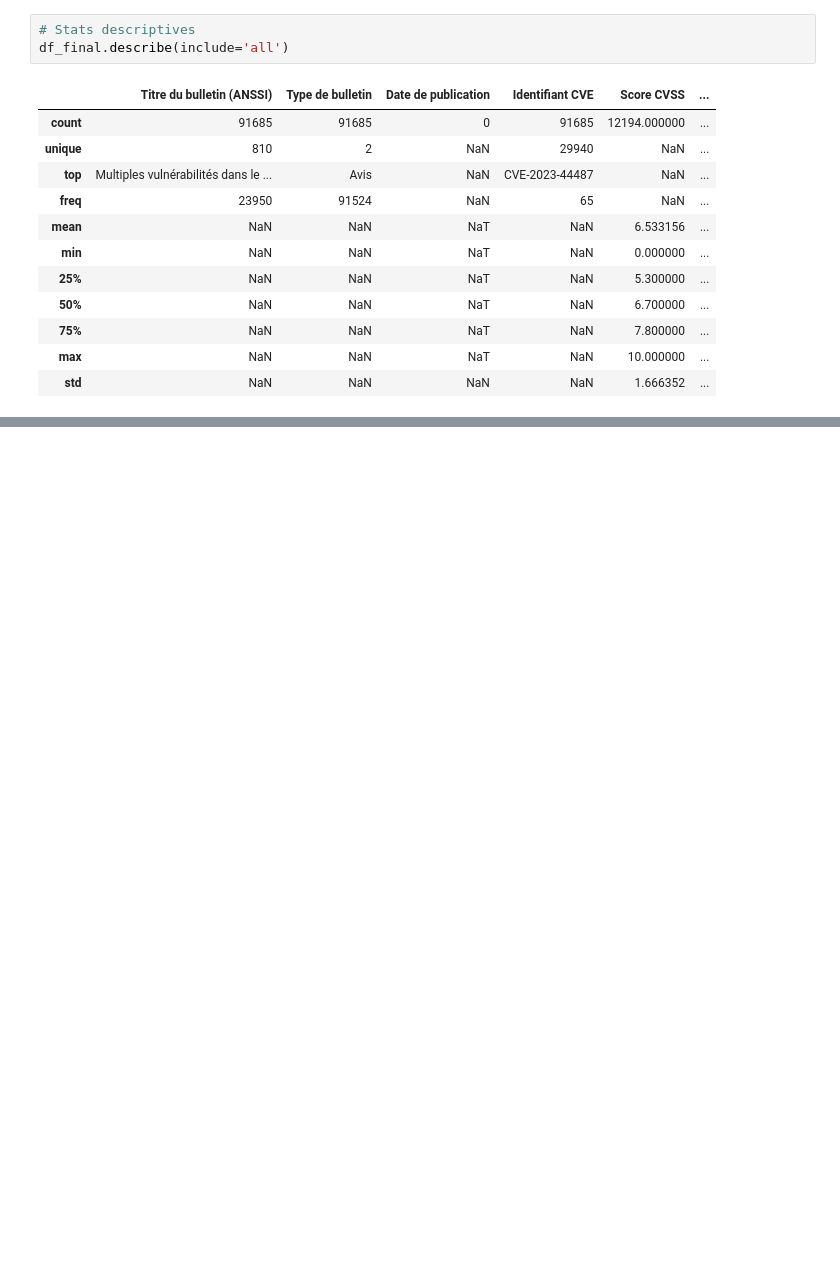
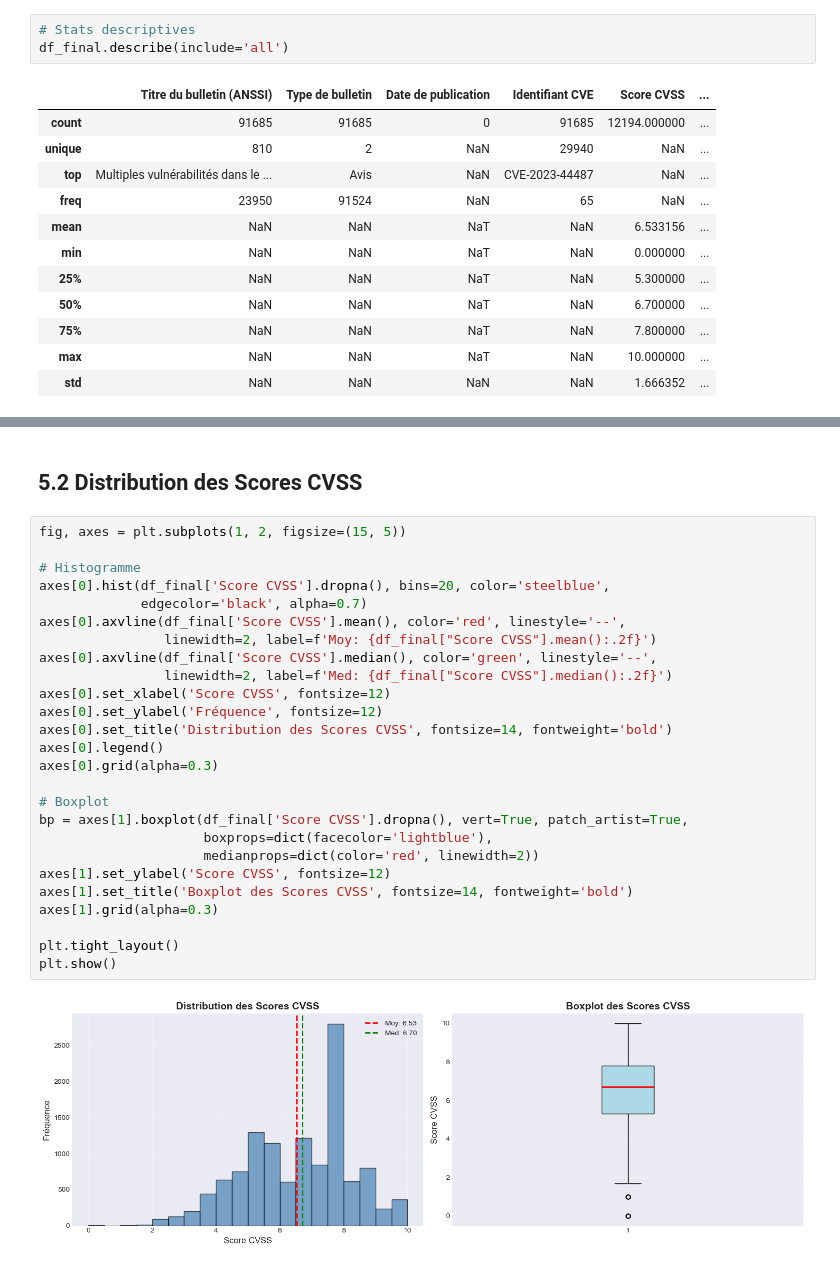
Before and after one commit to JeremieLD/TD7, a Jupyter notebook: Projet_Python.ipynb, the cells around one changed output, grey strips where cells are left out. Saved outputs shown, nothing was run; the diff lists cells and outputs as text; blank space fills up the shorter version.

```diff
--- a/Projet_Python.ipynb
+++ b/Projet_Python.ipynb
@@ -547,0 +610,30 @@ df_final.describe(include='all')
+# %% [markdown]
+## 5.2  Distribution des Scores CVSS
+# %%
+fig, axes = plt.subplots(1, 2, figsize=(15, 5))
+
+# Histogramme
+axes[0].hist(df_final['Score CVSS'].dropna(), bins=20, color='steelblue',
+             edgecolor='black', alpha=0.7)
+axes[0].axvline(df_final['Score CVSS'].mean(), color='red', linestyle='--',
+                linewidth=2, label=f'Moy: {df_final["Score CVSS"].mean():.2f}')
+axes[0].axvline(df_final['Score CVSS'].median(), color='green', linestyle='--',
+                linewidth=2, label=f'Med: {df_final["Score CVSS"].median():.2f}')
+axes[0].set_xlabel('Score CVSS', fontsize=12)
+axes[0].set_ylabel('Fréquence', fontsize=12)
+axes[0].set_title('Distribution des Scores CVSS', fontsize=14, fontweight='bold')
+axes[0].legend()
+axes[0].grid(alpha=0.3)
+
+# Boxplot
+bp = axes[1].boxplot(df_final['Score CVSS'].dropna(), vert=True, patch_artist=True,
+                     boxprops=dict(facecolor='lightblue'),
+                     medianprops=dict(color='red', linewidth=2))
+axes[1].set_ylabel('Score CVSS', fontsize=12)
+axes[1].set_title('Boxplot des Scores CVSS', fontsize=14, fontweight='bold')
+axes[1].grid(alpha=0.3)
+
+plt.tight_layout()
+plt.show()
+# %% [output]
+[figure, added]
```
Also changed, not shown: parts of 34 cells of this notebook, 2 other files.
